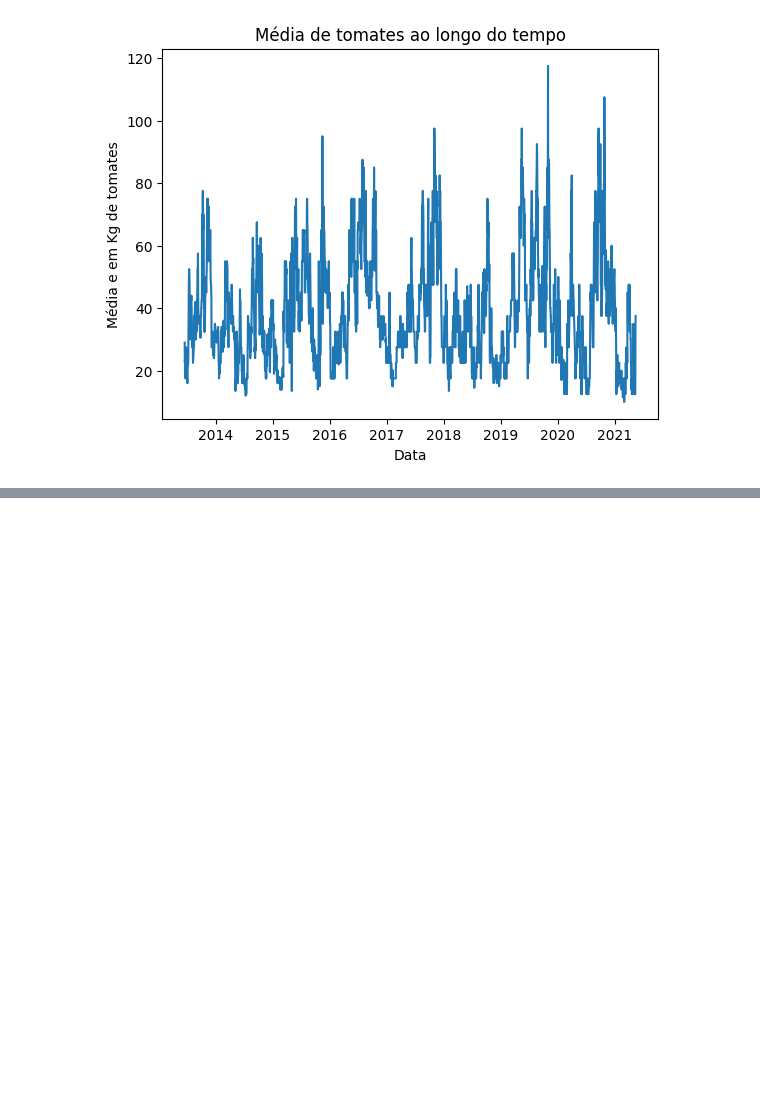
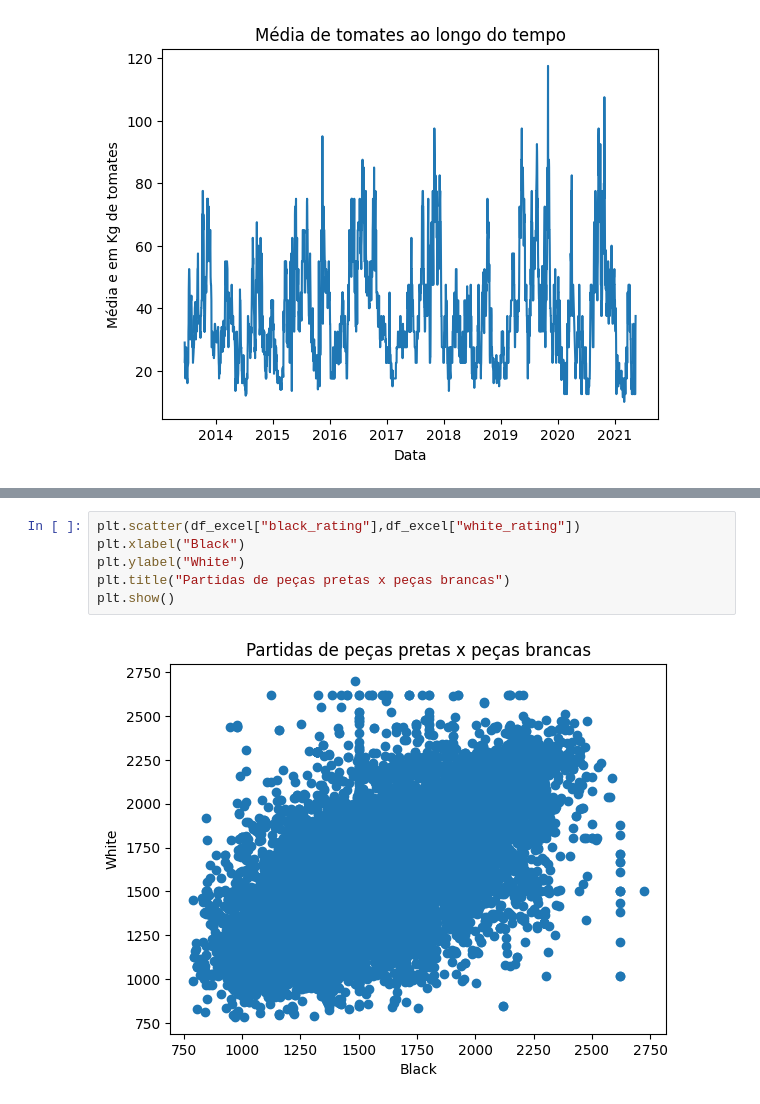
Before and after one commit to SandraRojasZ/Machine-Learning-and-Time-Series, a Jupyter notebook: Fase_2_Machine_Learning_and_Time_Series.ipynb, the cells around one changed output, grey strips where cells are left out. Saved outputs shown, nothing was run; the diff lists cells and outputs as text; blank space fills up the shorter version.

```diff
--- a/Fase_2_Machine_Learning_and_Time_Series.ipynb
+++ b/Fase_2_Machine_Learning_and_Time_Series.ipynb
@@ -262,0 +271,8 @@ plt.show()
+# %%
+plt.scatter(df_excel["black_rating"],df_excel["white_rating"])
+plt.xlabel("Black")
+plt.ylabel("White")
+plt.title("Partidas de peças pretas x peças brancas")
+plt.show()
+# %% [output]
+[figure, added]
```
Also changed, not shown: parts of 5 cells of this notebook.
